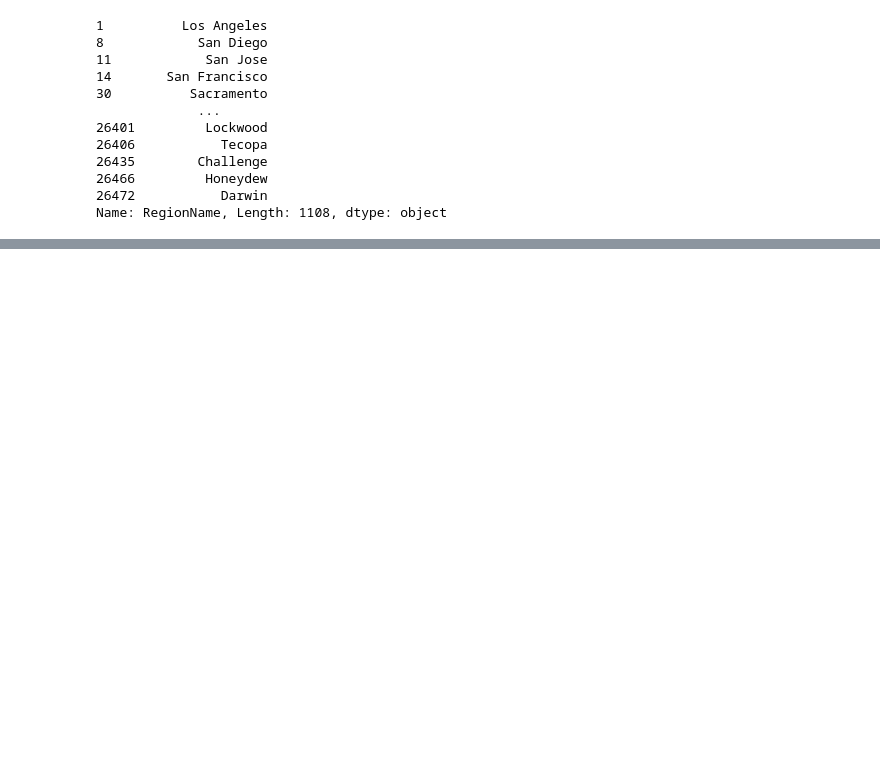
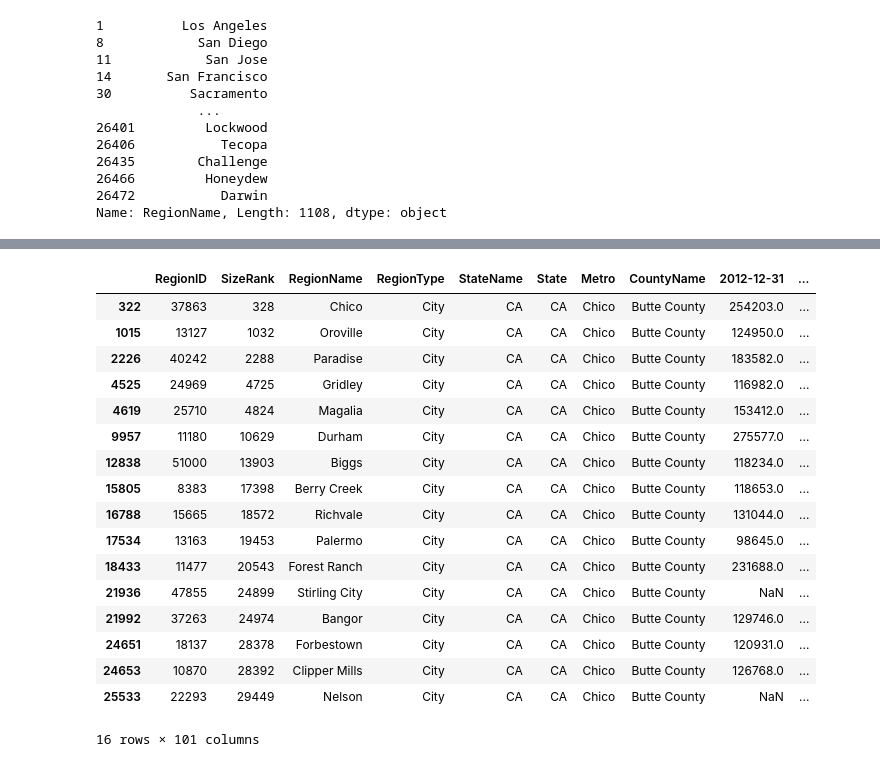
Before and after one commit to mattuzi17/The-Flight-From-Rural-Communities, a Jupyter notebook: Nathan.ipynb, the cells around one changed output, grey strips where cells are left out. Drawn from its saved outputs; the diff is of its cells as text; code cells hidden in the pictures; blank space fills up the shorter version.

```diff
--- a/Nathan.ipynb
+++ b/Nathan.ipynb
@@ -305,0 +327,21 @@ SingleCity_Fire[0]
+# %%
+SingleCCal.loc[SingleCCal['CountyName']=='Butte County']
+# %% [output]
+|  | RegionID | SizeRank | RegionName | RegionType | StateName | State | Metro | CountyName | 2012-12-31 | ... |
+| 322 | 37863 | 328 | Chico | City | CA | CA | Chico | Butte County | 254203.0 | ... |
+| 1015 | 13127 | 1032 | Oroville | City | CA | CA | Chico | Butte County | 124950.0 | ... |
+| 2226 | 40242 | 2288 | Paradise | City | CA | CA | Chico | Butte County | 183582.0 | ... |
+| 4525 | 24969 | 4725 | Gridley | City | CA | CA | Chico | Butte County | 116982.0 | ... |
+| 4619 | 25710 | 4824 | Magalia | City | CA | CA | Chico | Butte County | 153412.0 | ... |
+| 9957 | 11180 | 10629 | Durham | City | CA | CA | Chico | Butte County | 275577.0 | ... |
+| 12838 | 51000 | 13903 | Biggs | City | CA | CA | Chico | Butte County | 118234.0 | ... |
+| 15805 | 8383 | 17398 | Berry Creek | City | CA | CA | Chico | Butte County | 118653.0 | ... |
+| 16788 | 15665 | 18572 | Richvale | City | CA | CA | Chico | Butte County | 131044.0 | ... |
+| 17534 | 13163 | 19453 | Palermo | City | CA | CA | Chico | Butte County | 98645.0 | ... |
+| 18433 | 11477 | 20543 | Forest Ranch | City | CA | CA | Chico | Butte County | 231688.0 | ... |
+| 21936 | 47855 | 24899 | Stirling City | City | CA | CA | Chico | Butte County | NaN | ... |
+| 21992 | 37263 | 24974 | Bangor | City | CA | CA | Chico | Butte County | 129746.0 | ... |
+| 24651 | 18137 | 28378 | Forbestown | City | CA | CA | Chico | Butte County | 120931.0 | ... |
+| 24653 | 10870 | 28392 | Clipper Mills | City | CA | CA | Chico | Butte County | 126768.0 | ... |
+| 25533 | 22293 | 29449 | Nelson | City | CA | CA | Chico | Butte County | NaN | ... |
+16 rows × 101 columns
```
Also changed, not shown: parts of 11 cells of this notebook.
